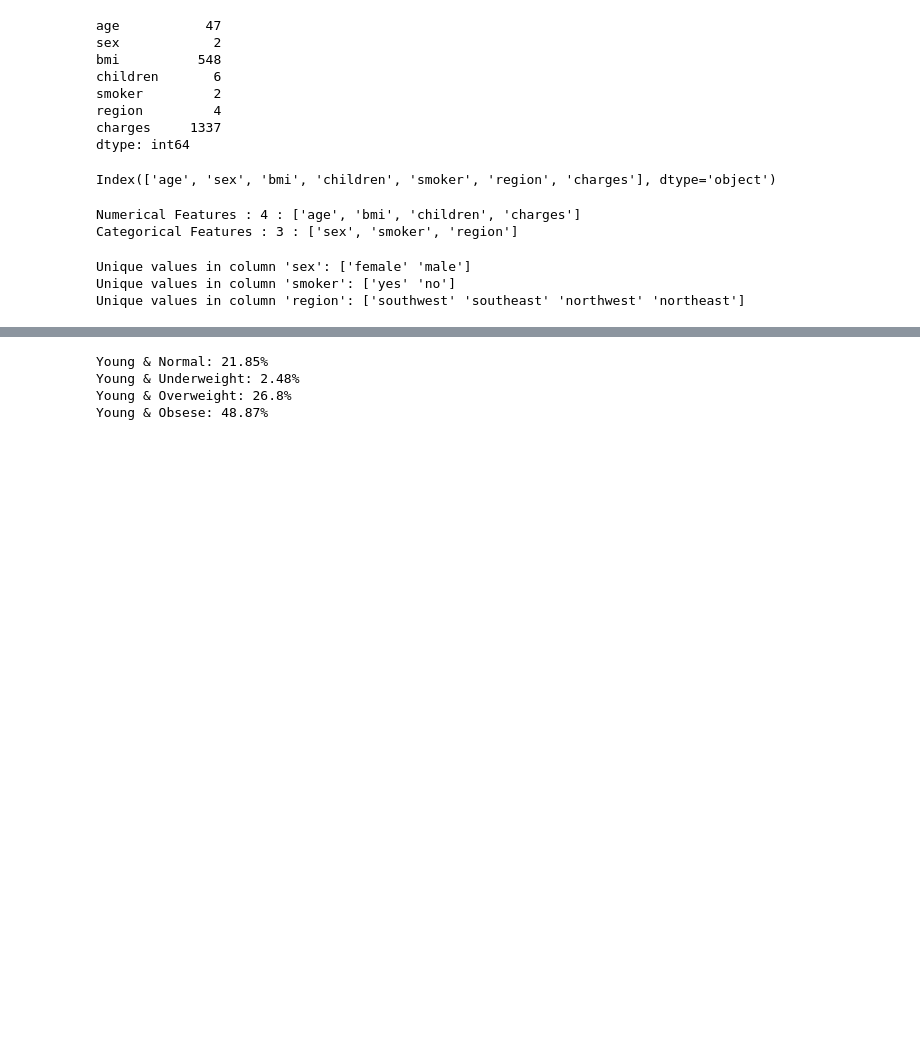
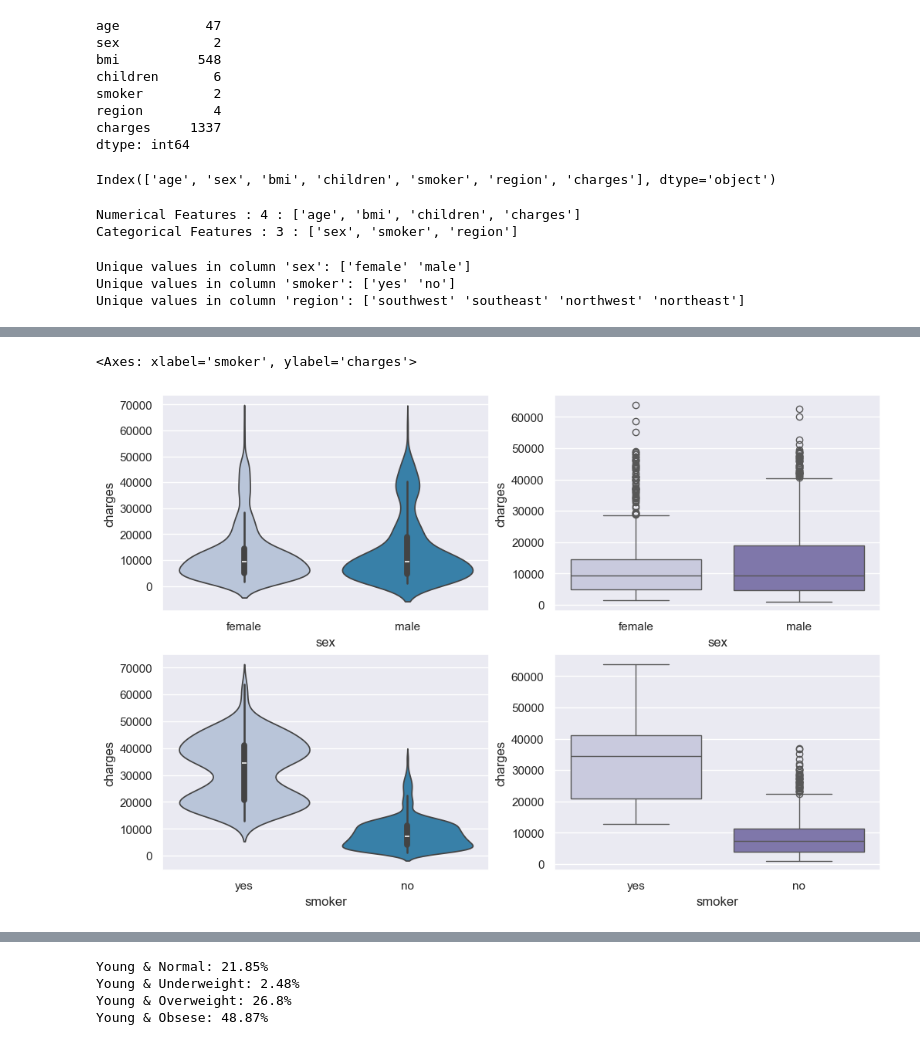
Before and after one commit to tdtheautomator/ml-03-medical-insurance-cost, a Jupyter notebook: notebooks/01.eda.ipynb, the cells around one changed output, grey strips where cells are left out. Saved outputs shown, nothing was run; the diff lists cells and outputs as text; code cells hidden in the pictures; blank space fills up the shorter version.

```diff
--- a/notebooks/01.eda.ipynb
+++ b/notebooks/01.eda.ipynb
@@ -143,0 +194,13 @@ Unique values in column 'region': ['southwest' 'southeast' 'northwest' 'northeas
+# %%
+plt.figure(figsize=(12,8))
+plt.subplot(2,2,1)
+sns.violinplot(x='sex', y='charges',data=df,palette='PuBu')
+plt.subplot(2,2,2)
+sns.boxplot(x='sex', y='charges',data=df,palette='Purples')
+plt.subplot(2,2,3)
+sns.violinplot(x='smoker', y='charges',data=df,palette='PuBu')
+plt.subplot(2,2,4)
+sns.boxplot(x='smoker', y='charges',data=df,palette='Purples')
+# %% [output]
+<Axes: xlabel='smoker', ylabel='charges'>
+[figure, added]
```
Also changed, not shown: parts of 12 cells of this notebook.
